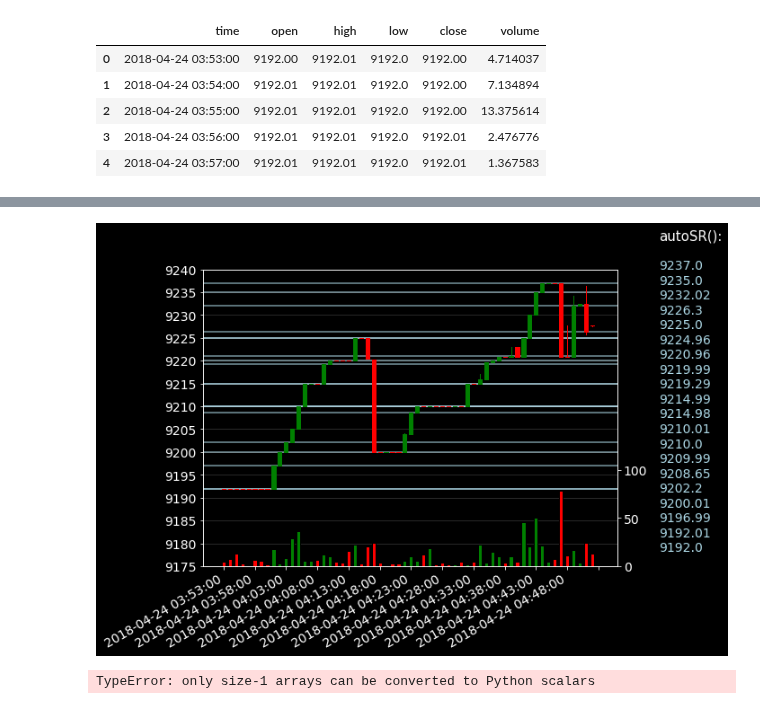
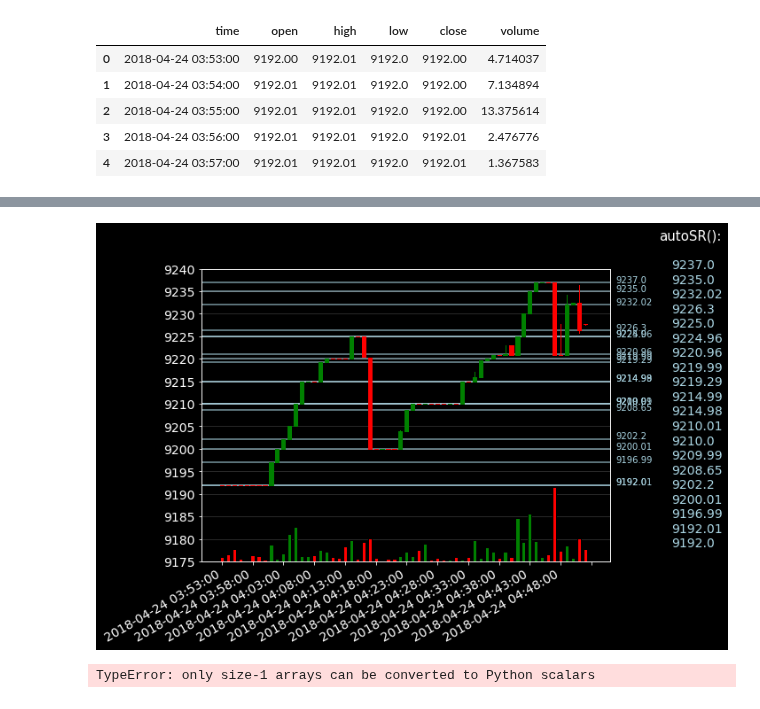
Before and after one commit to timothyyu/gdax-orderbook-ml, a Jupyter notebook: 9_data_pipeline_development.ipynb, the cells around one changed output, grey strips where cells are left out. Saved outputs shown, nothing was run; the diff lists cells and outputs as text; code cells hidden in the pictures.

Commit message:
altcount update for new chart for autoSR()

```diff
--- a/9_data_pipeline_development.ipynb
+++ b/9_data_pipeline_development.ipynb
@@ -730,6 +730,7 @@ ml_results_modified = ml_results_modified[::-1]
 for k in ml_results_modified:
     # Plot each S/R level as horizontal line on chart
     ax.axhline(y=k,color='lightblue',alpha=1)
+    plt.text(y=k,s=k)
 
 ax.text(1.1, 1.1, 'autoSR():', transform=ax.transAxes, fontsize=15)
 #ax.text(1.15, 0.9, ml_results_modified, transform=ax.transAxes, fontsize=15,
@@ -789,38 +788,43 @@ ax.yaxis.set_major_locator(ticker.MultipleLocator(base=5.0))
 #ax.yaxis.set_major_locator(ticker.MaxNLocator(nbins='auto',steps=[1,5],symmetric=False))
 ax.set_yticks(ax.get_yticks()[::1])
 
 # Plot the volume overlay
 #vc=volume_overlay(ax2, chart_1h_df['open'], chart_1h_df['close'],chart_1h_df['volume'],colorup='g',width=0.6, alpha=1.0)
 #ax2.add_collection(vc)
 volume_overlay(ax2, chart_1h_df['open'], chart_1h_df['close'],chart_1h_df['volume'],colorup='g',width=0.6, alpha=1)
 
 ax2.set_yticks(ax2.get_yticks())
 ax2.set_ylim(0,max(chart_1h_df['volume']+230))
 ax.grid(axis='y',alpha=0.2)
 
 ax.set_axisbelow(True)
 plt.style.use('dark_background')
 fig.tight_layout()
 fig.autofmt_xdate()
 
 plt.plot(autoSR(chart_1h_df))
 # call autoSR() to autogenerate support and resistance levels from chart data
 ml_results_modified = autoSR(chart_1h_df)
 ml_results_modified = ml_results_modified[::-1]
+
+count = 64
+altcount =0.0
 for k in ml_results_modified:
     # Plot each S/R level as horizontal line on chart
     ax.axhline(y=k,color='lightblue',alpha=0.7,zorder =0 )
 
-ax.text(1.1, 1.1, 'autoSR():', transform=ax.transAxes, fontsize=15)
-#ax.text(1.15, 0.9, ml_results_modified, transform=ax.transAxes, fontsize=15,
-        #verticalalignment='top', bbox=props)
+    if count%2 == 0:
+         ax.text(y=k,s=k,x=count,fontsize=10,color='lightblue')
+    altcount = altcount + 1
+ax.text(1.12, 1.1, 'autoSR():', transform=ax.transAxes, fontsize=15)
 i=0
 for item in ml_results_modified:
-    ax.text(1.1, 1.0-i, item, transform=ax.transAxes, fontsize=14,color='lightblue')
+    ax.text(1.15, 1.0-i, item, transform=ax.transAxes, fontsize=14,color='lightblue')
     i =i+0.05
+ax2.axes.get_yaxis().set_visible(False)
 plt.show()
 # %% [output]
-[figure, old version]
+[figure, new version]
 # %%
 float(ml_results_modified)
 # %% [output]
```
Also changed, not shown: parts of 2 cells of this notebook.
